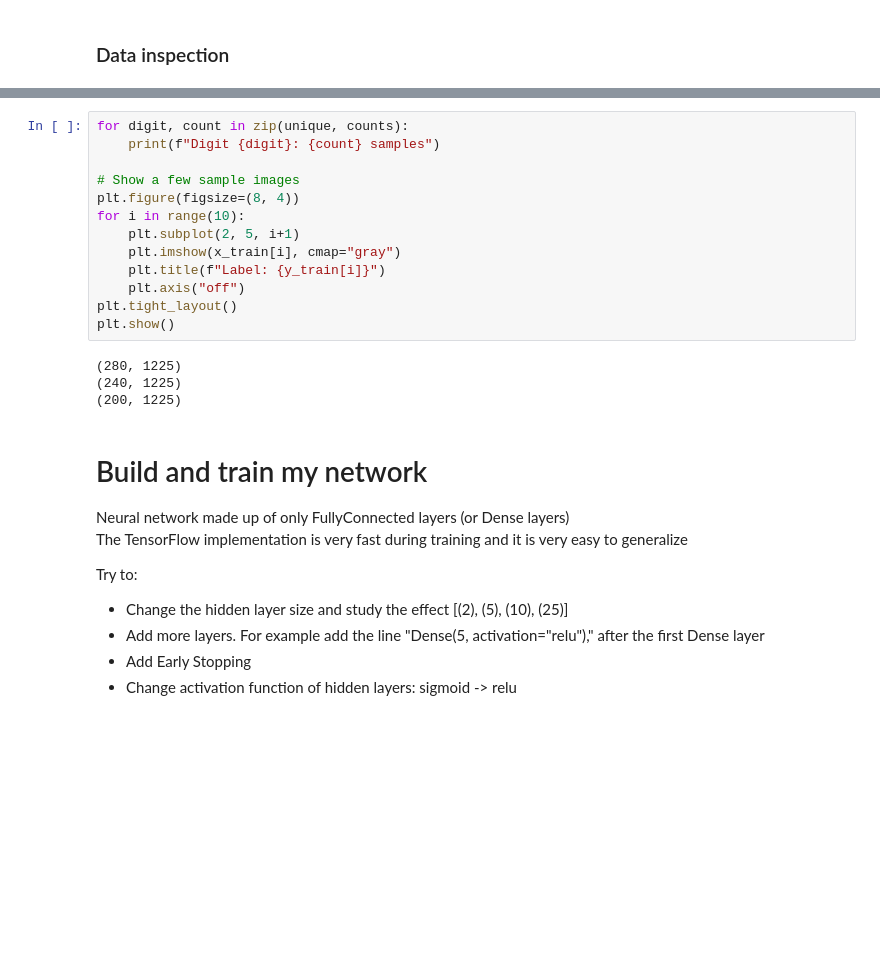
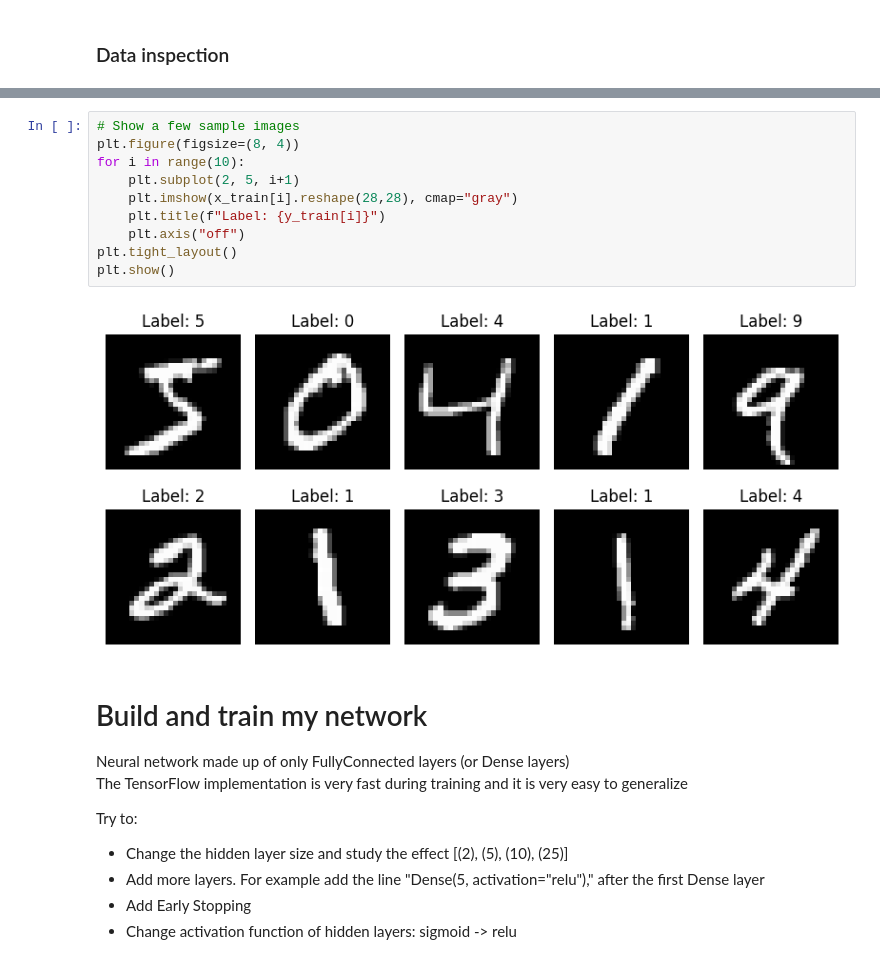
Before and after one commit to Nemenick/FCA_DeepNeuralNework-with-TensorFlow, a Jupyter notebook: Deep_Dense_MNIST.ipynb, the cells around one changed output, grey strips where cells are left out. Drawn from its saved outputs; the diff is of its cells as text; blank space fills up the shorter version.

```diff
--- a/Deep_Dense_MNIST.ipynb
+++ b/Deep_Dense_MNIST.ipynb
@@ -49,20 +69,15 @@ print("Class distribution (train):")
 # %%
-for digit, count in zip(unique, counts):
-    print(f"Digit {digit}: {count} samples")
-
 # Show a few sample images
 plt.figure(figsize=(8, 4))
 for i in range(10):
     plt.subplot(2, 5, i+1)
-    plt.imshow(x_train[i], cmap="gray")
+    plt.imshow(x_train[i].reshape(28,28), cmap="gray")
     plt.title(f"Label: {y_train[i]}")
     plt.axis("off")
 plt.tight_layout()
 plt.show()
 # %% [output]
-(280, 1225)
-(240, 1225)
-(200, 1225)
+[figure, added]
 # %% [markdown]
 # Build and train my network
 Neural network made up of only FullyConnected layers (or Dense layers)<br>
```
Also changed, not shown: parts of 4 cells of this notebook.
